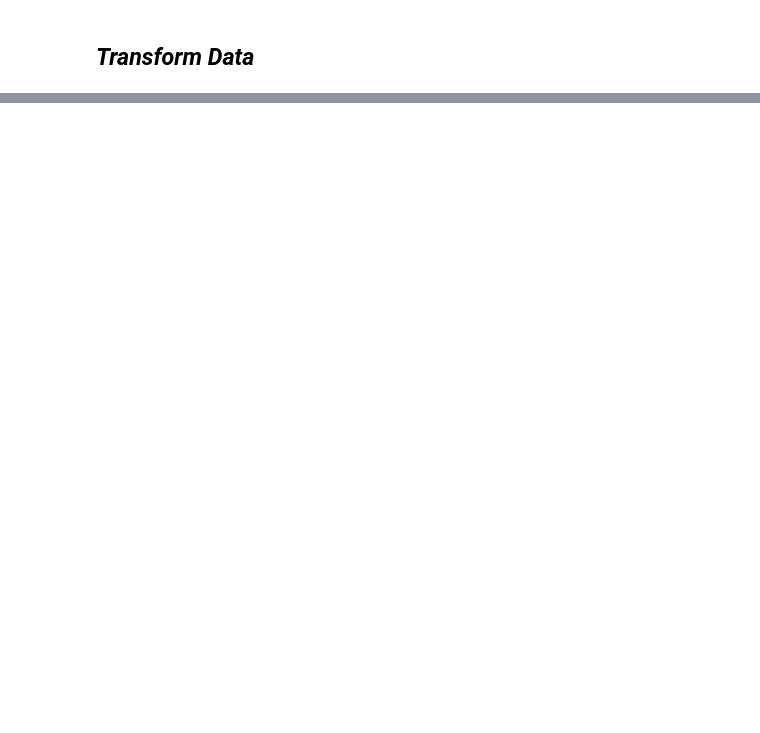
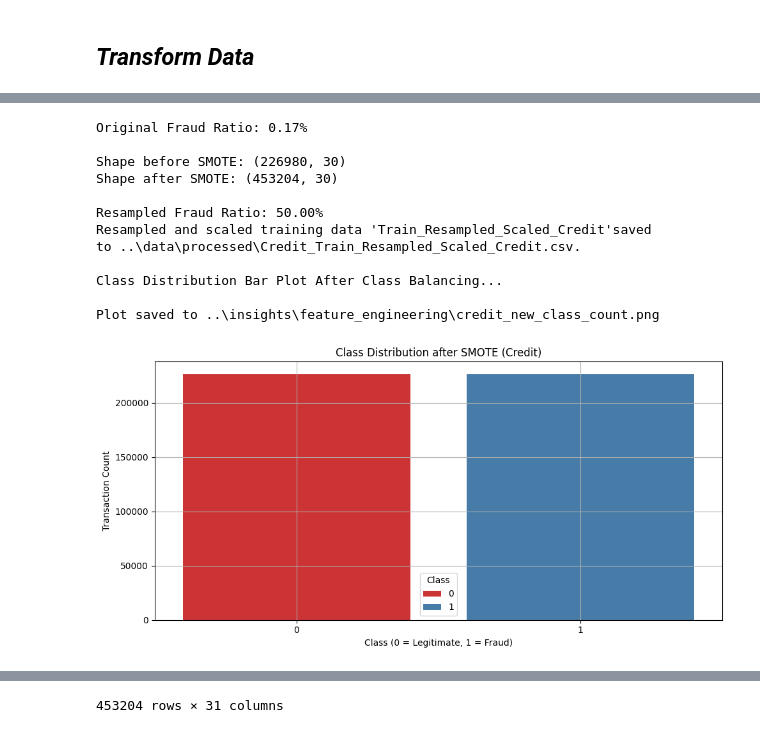
Before and after one commit to nuhaminae/Fraud-Detection-Cases-for-E-Commerce-and-Bank-Transactions, a Jupyter notebook: notebooks/02_feature_engineering.ipynb, the cells around one changed output, grey strips where cells are left out. Drawn from its saved outputs; the diff is of its cells as text; code cells hidden in the pictures; blank space fills up the shorter version.

```diff
--- a/notebooks/02_feature_engineering.ipynb
+++ b/notebooks/02_feature_engineering.ipynb
@@ -126 +156,16 @@ Plot saved to ..\insights\feature_engineering\new_class_count.png
 219136 rows × 11 columns
+# %%
+engineering.credit_data_transformation()
+# %% [output]
+Original Fraud Ratio: 0.17%
+
+Shape before SMOTE: (226980, 30)
+Shape after SMOTE: (453204, 30)
+
+Resampled Fraud Ratio: 50.00%
+Resampled and scaled training data 'Train_Resampled_Scaled_Credit'saved                 to ..\data\processed\Credit_Train_Resampled_Scaled_Credit.csv.
+
+Class Distribution Bar Plot After Class Balancing...
+
+Plot saved to ..\insights\feature_engineering\credit_new_class_count.png
+[figure, added]
@@ -126,0 +184 @@ Plot saved to ..\insights\feature_engineering\new_class_count.png
+453204 rows × 31 columns
```
Also changed, not shown: parts of 5 cells of this notebook.
